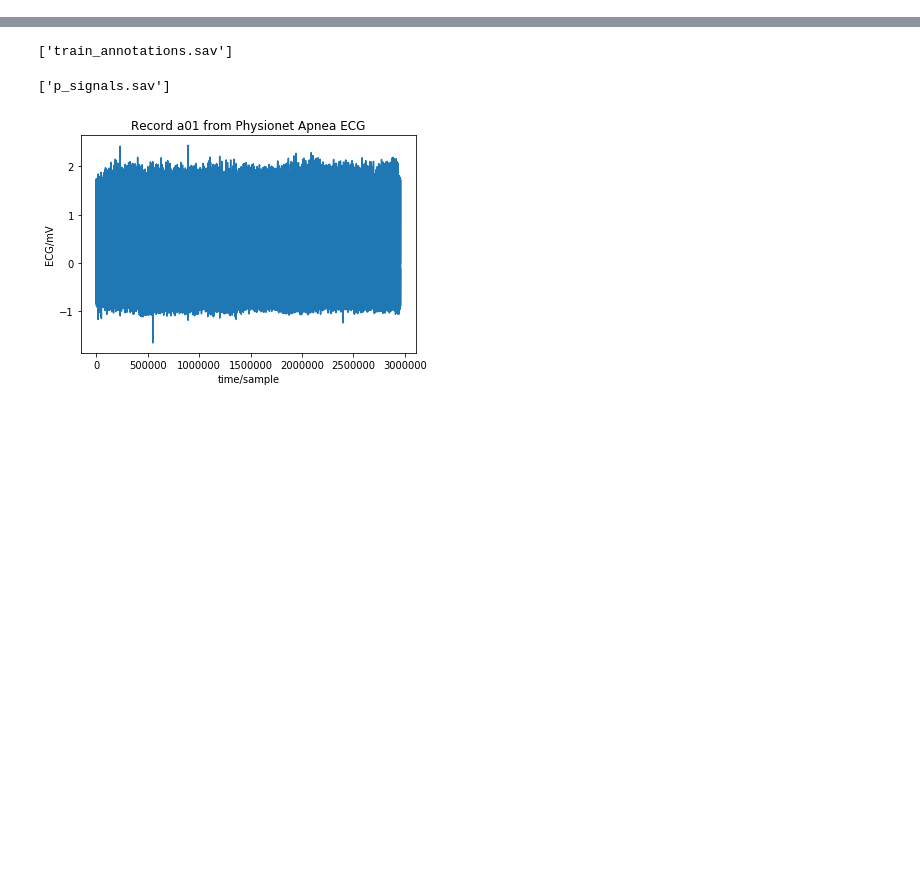
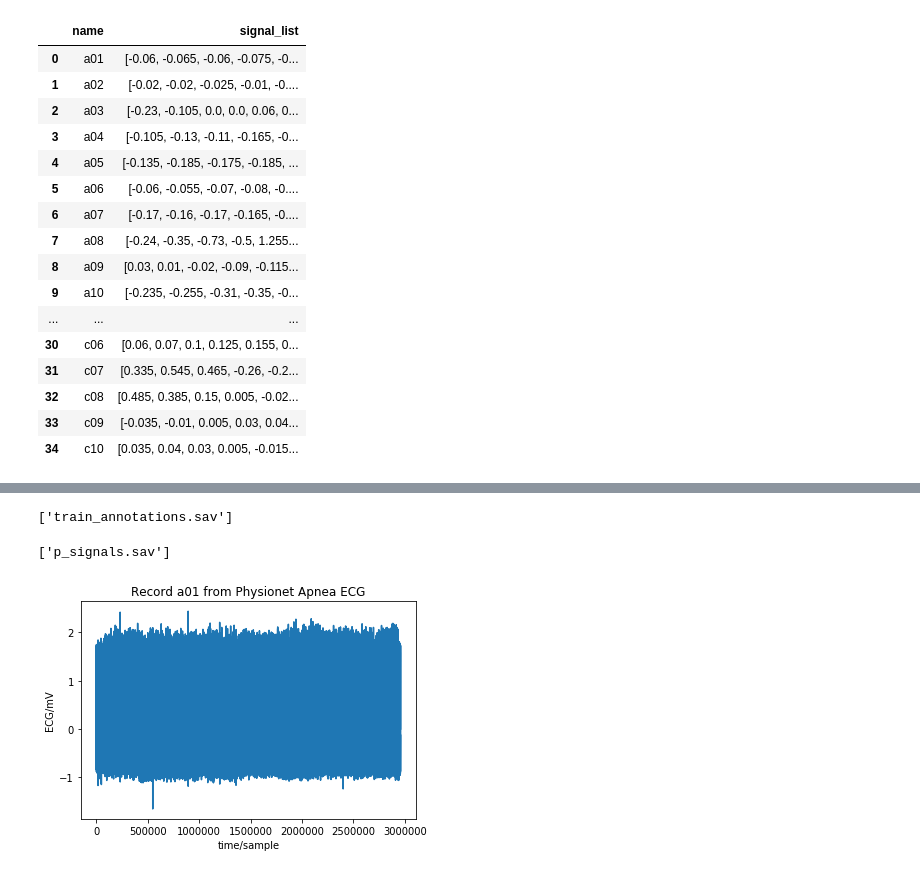
Before and after one commit to kaustubh77/Detecting-sleep-apnea-using-CNN-on-ECG-data, a Jupyter notebook: Apnea ECG Dataset analysis.ipynb, the cells around one changed output, grey strips where cells are left out. Drawn from its saved outputs; the diff is of its cells as text; code cells hidden in the pictures; blank space fills up the shorter version.

```diff
--- a/Apnea ECG Dataset analysis.ipynb
+++ b/Apnea ECG Dataset analysis.ipynb
@@ -73,0 +81,7 @@ train_annotations = np.array(train_annotations)
+# %%
+p_signals_dict={}
+i=0
+for file in train_data_files:
+    record = wfdb.rdrecord(file)
+    p_signals_dict[train_data_files[i].split('\\')[-1]]= record.__dict__['p_signal']
+    i=i+1
@@ -73,0 +94,12 @@ train_annotations = np.array(train_annotations)
+# %%
+ecg = pd.DataFrame(list(p_signals_dict.items()))
+ecg.columns=['name','signal']
+# %%
+def getlist(l):
+    flat_list = []
+    for sublist in l:
+        for item in sublist:
+            flat_list.append(item)
+    return flat_list
+# %%
+ecg['signal_list']=ecg['signal'].apply(lambda x:getlist(x))
@@ -73,0 +115,20 @@ train_annotations = np.array(train_annotations)
+# %%
+ecg.drop(['signal'],axis=1)
+# %% [output]
+|  | name | signal_list |
+| 0 | a01 | [-0.06, -0.065, -0.06, -0.075, -0... |
+| 1 | a02 | [-0.02, -0.02, -0.025, -0.01, -0.... |
+| 2 | a03 | [-0.23, -0.105, 0.0, 0.0, 0.06, 0... |
+| 3 | a04 | [-0.105, -0.13, -0.11, -0.165, -0... |
+| 4 | a05 | [-0.135, -0.185, -0.175, -0.185, ... |
+| 5 | a06 | [-0.06, -0.055, -0.07, -0.08, -0.... |
+| 6 | a07 | [-0.17, -0.16, -0.17, -0.165, -0.... |
+| 7 | a08 | [-0.24, -0.35, -0.73, -0.5, 1.255... |
+| 8 | a09 | [0.03, 0.01, -0.02, -0.09, -0.115... |
+| 9 | a10 | [-0.235, -0.255, -0.31, -0.35, -0... |
+| ... | ... | ... |
+| 30 | c06 | [0.06, 0.07, 0.1, 0.125, 0.155, 0... |
+| 31 | c07 | [0.335, 0.545, 0.465, -0.26, -0.2... |
+| 32 | c08 | [0.485, 0.385, 0.15, 0.005, -0.02... |
+| 33 | c09 | [-0.035, -0.01, 0.005, 0.03, 0.04... |
+| 34 | c10 | [0.035, 0.04, 0.03, 0.005, -0.015... |
```
Also changed, not shown: parts of 16 cells of this notebook.
